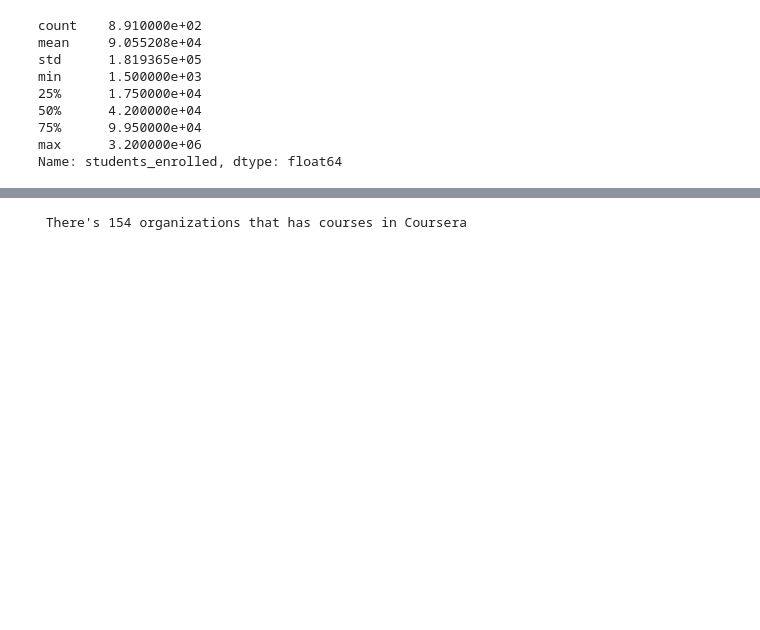
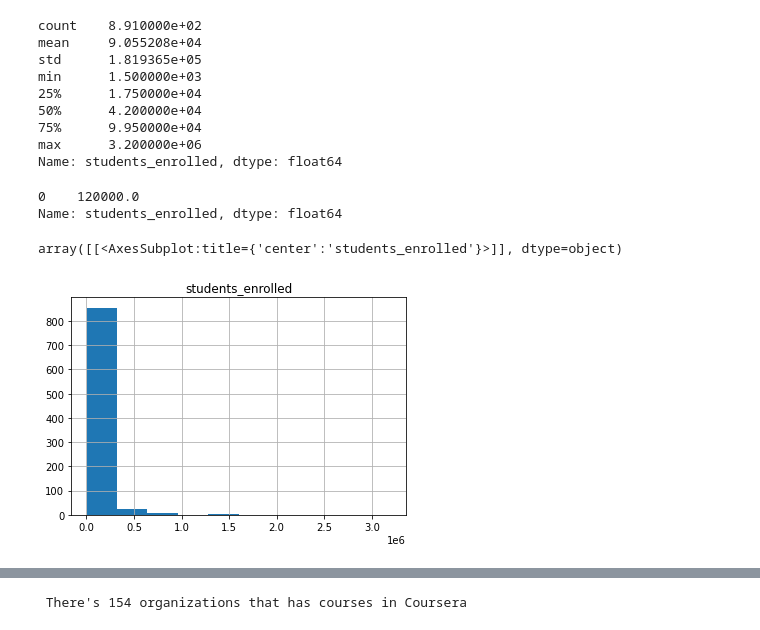
Before and after one commit to patosorio/Coursera-course-analysis, a Jupyter notebook: Coursera Course Analysis.ipynb, the cells around one changed output, grey strips where cells are left out. Drawn from its saved outputs; the diff is of its cells as text; code cells hidden in the pictures; blank space fills up the shorter version.

```diff
--- a/Coursera Course Analysis.ipynb
+++ b/Coursera Course Analysis.ipynb
@@ -251,3 +285,14 @@ min      1.500000e+03
 75%      9.950000e+04
 max      3.200000e+06
 Name: students_enrolled, dtype: float64
+# %%
+df['students_enrolled'].mode()
+# %% [output]
+0    120000.0
+Name: students_enrolled, dtype: float64
+# %%
+# Visualizing the distribution of the data
+df.hist(column='students_enrolled')
+# %% [output]
+array([[<AxesSubplot:title={'center':'students_enrolled'}>]], dtype=object)
+[figure, added]
```
Also changed, not shown: parts of 29 cells of this notebook.
